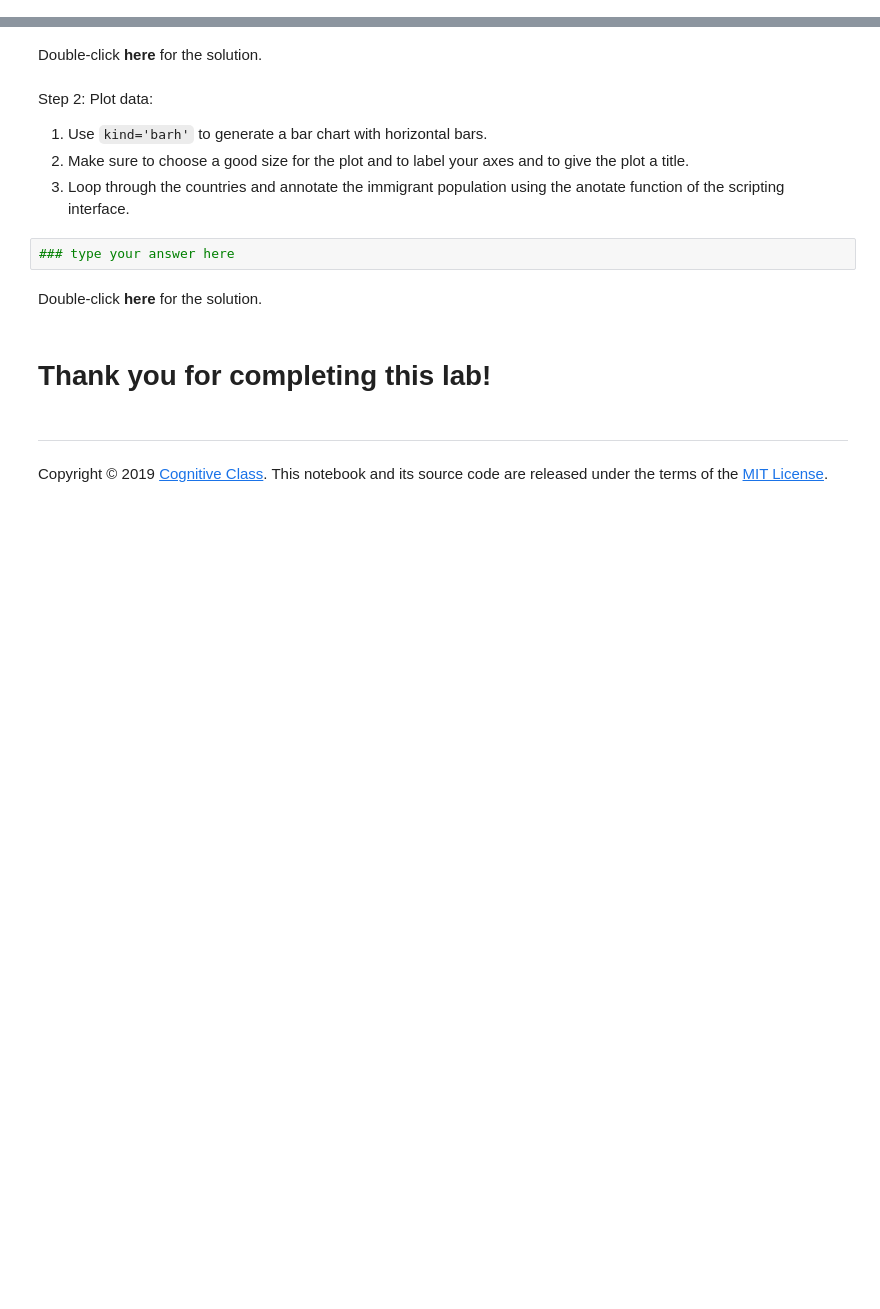
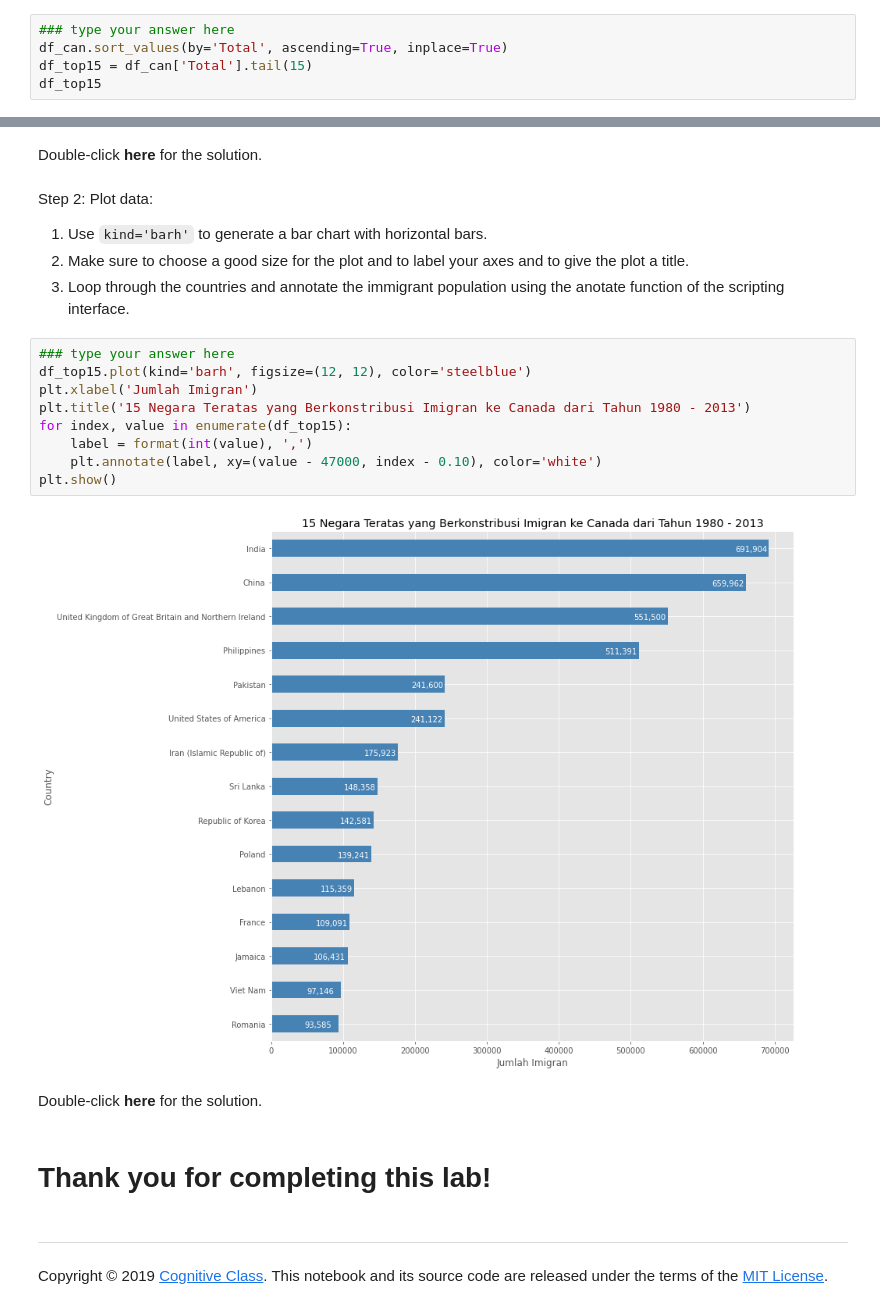
Before and after one commit to irvandandung/hands-on-labs-math-tools, a Jupyter notebook: Pertemuan4/DV0101EN-02-Area-Plots-Histograms-and-Bar-Charts-py.ipynb, the cells around one changed output, grey strips where cells are left out. Drawn from its saved outputs; the diff is of its cells as text; blank space fills up the shorter version.

```diff
--- a/Pertemuan4/DV0101EN-02-Area-Plots-Histograms-and-Bar-Charts-py.ipynb
+++ b/Pertemuan4/DV0101EN-02-Area-Plots-Histograms-and-Bar-Charts-py.ipynb
@@ -683,0 +720,5 @@ Step 1: Get the data pertaining to the top 15 countries.
+# %%
+### type your answer here
+df_can.sort_values(by='Total', ascending=True, inplace=True)
+df_top15 = df_can['Total'].tail(15)
+df_top15
@@ -698,8 +757,17 @@ Step 2: Plot data:
    1. Use `kind='barh'` to generate a bar chart with horizontal bars.
    2. Make sure to choose a good size for the plot and to label your axes and to give the plot a title.
    3. Loop through the countries and annotate the immigrant population using the anotate function of the scripting interface.
-# %%
-### type your answer here
+# %%
+### type your answer here
+df_top15.plot(kind='barh', figsize=(12, 12), color='steelblue')
+plt.xlabel('Jumlah Imigran')
+plt.title('15 Negara Teratas yang Berkonstribusi Imigran ke Canada dari Tahun 1980 - 2013')
+for index, value in enumerate(df_top15):
+    label = format(int(value), ',')
+    plt.annotate(label, xy=(value - 47000, index - 0.10), color='white')
+plt.show()
+# %% [output]
+[figure, added]
 # %% [markdown]
 Double-click __here__ for the solution.
 <!-- The correct answer is:
```
Also changed, not shown: parts of 18 cells of this notebook.
